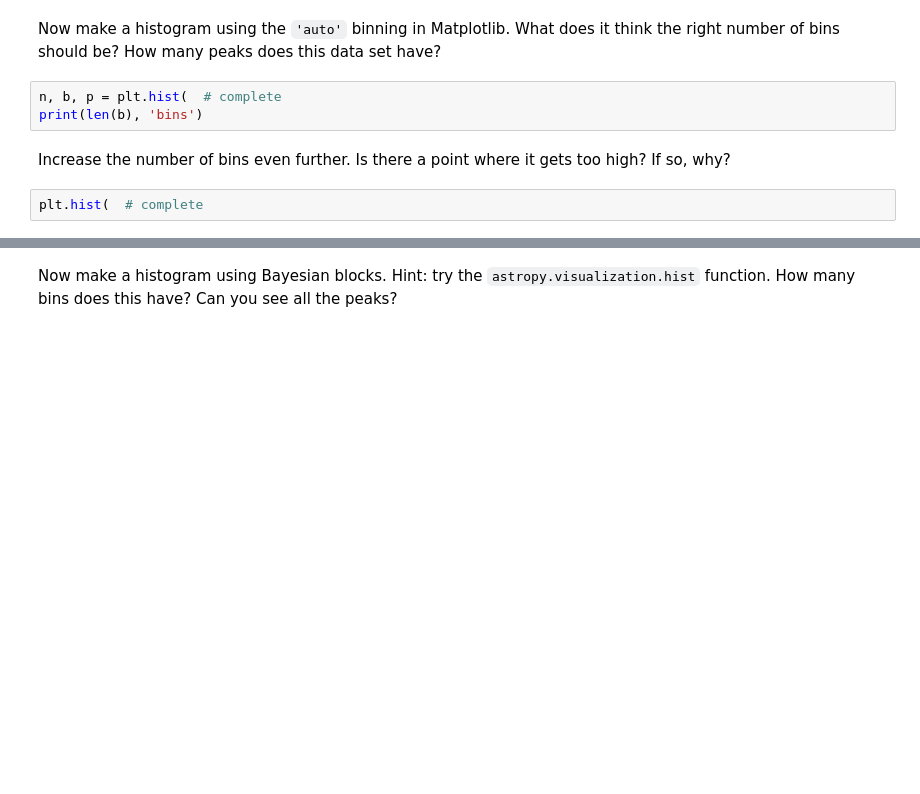
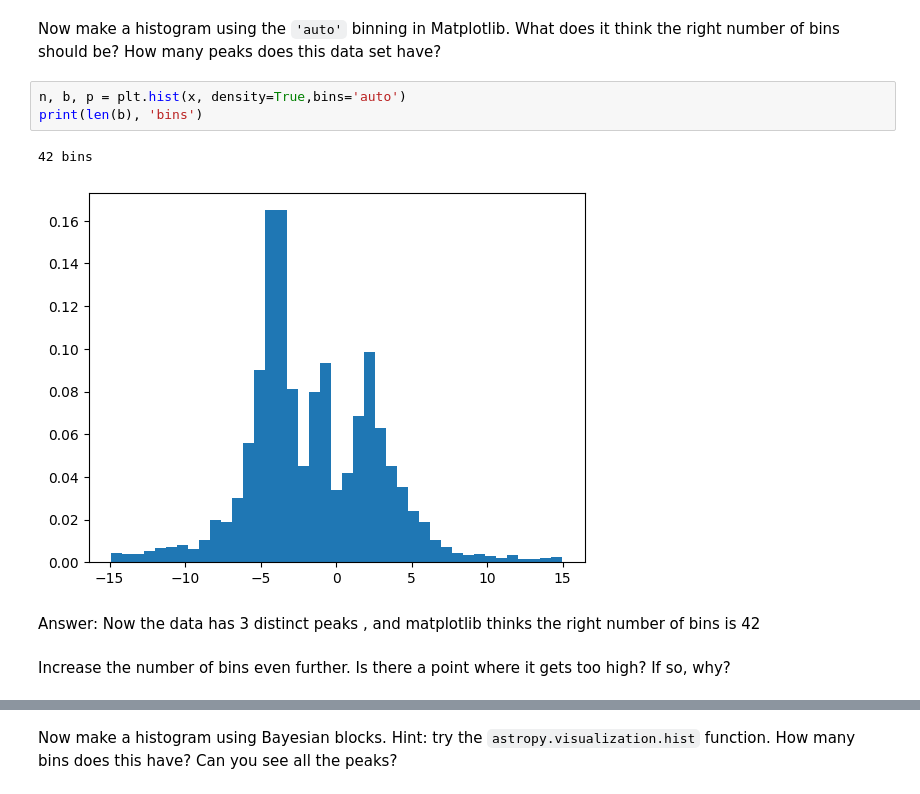
Before and after one commit to ASTR154/nonparametric-modeling, a Jupyter notebook: nonparametric-modeling.ipynb, the cells around one changed output, grey strips where cells are left out. Saved outputs shown, nothing was run; the diff lists cells and outputs as text; blank space fills up the shorter version.

```diff
--- a/nonparametric-modeling.ipynb
+++ b/nonparametric-modeling.ipynb
@@ -26,9 +36,12 @@ plt.hist(  # complete
 # %% [markdown]
 Now make a histogram using the `'auto'` binning in Matplotlib. What does it think the right number of bins should be? How many peaks does this data set have?
 # %%
-n, b, p = plt.hist(  # complete
+n, b, p = plt.hist(x, density=True,bins='auto')
 print(len(b), 'bins')
+# %% [output]
+42 bins
+[figure, added]
+# %% [markdown]
+Answer: Now the data has 3 distinct peaks , and matplotlib thinks the right number of bins is 42
 # %% [markdown]
 Increase the number of bins even further. Is there a point where it gets too high? If so, why?
-# %%
-plt.hist(  # complete
```
Also changed, not shown: parts of 29 cells of this notebook.
